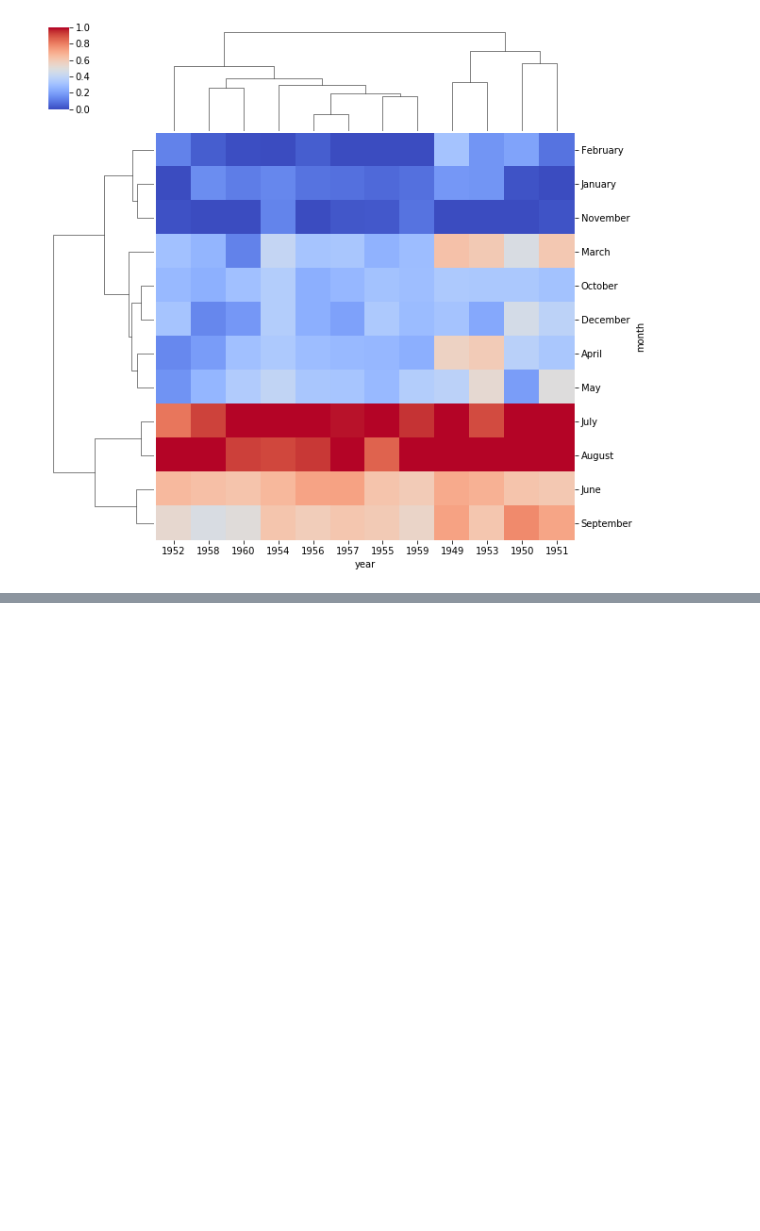
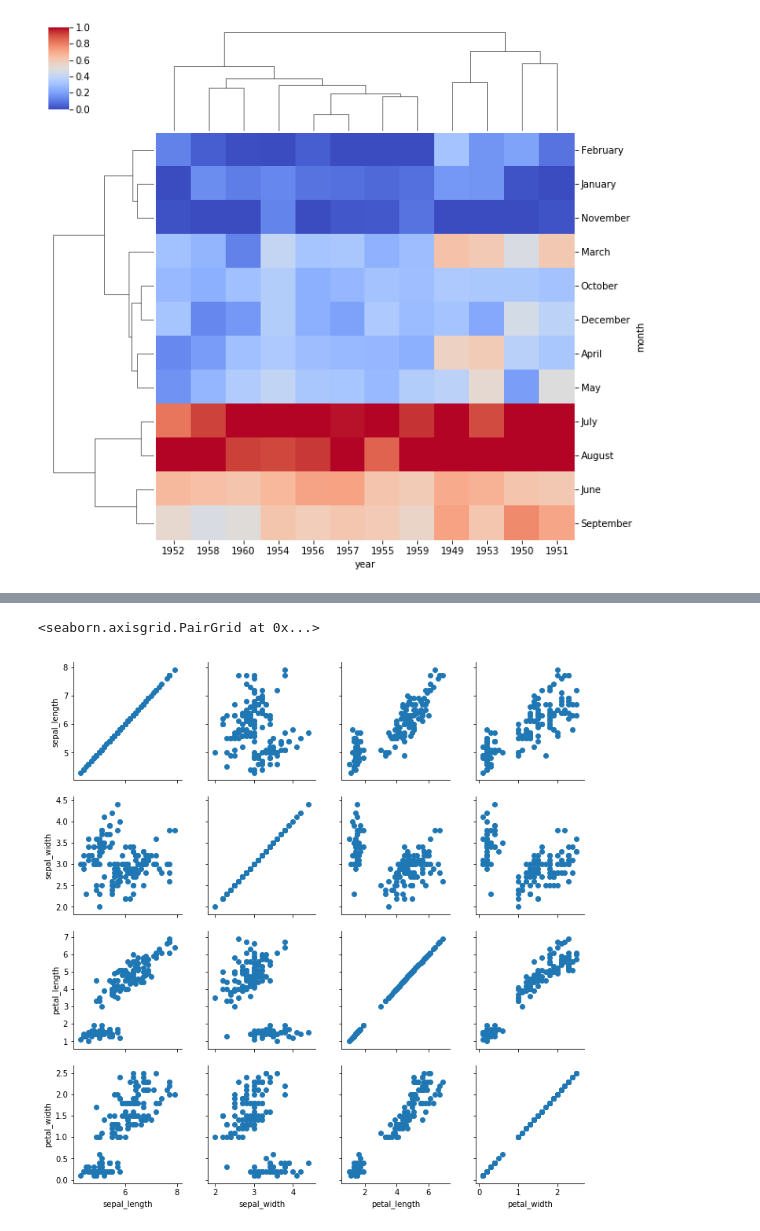
Before and after one commit to codingblondie/udemypython, a Jupyter notebook: files/Seaborn_beg.ipynb, the cells around one changed output, grey strips where cells are left out. Saved outputs shown, nothing was run; the diff lists cells and outputs as text; code cells hidden in the pictures; blank space fills up the shorter version.

```diff
--- a/files/Seaborn_beg.ipynb
+++ b/files/Seaborn_beg.ipynb
@@ -202,0 +220,6 @@ sb.clustermap(pvflights,cmap='coolwarm',standard_scale=1)
+# %%
+g = sb.PairGrid(iris)
+g.map(plt.scatter)
+# %% [output]
+<seaborn.axisgrid.PairGrid at 0x...>
+[figure, added]
```
Also changed, not shown: parts of 5 cells of this notebook.
